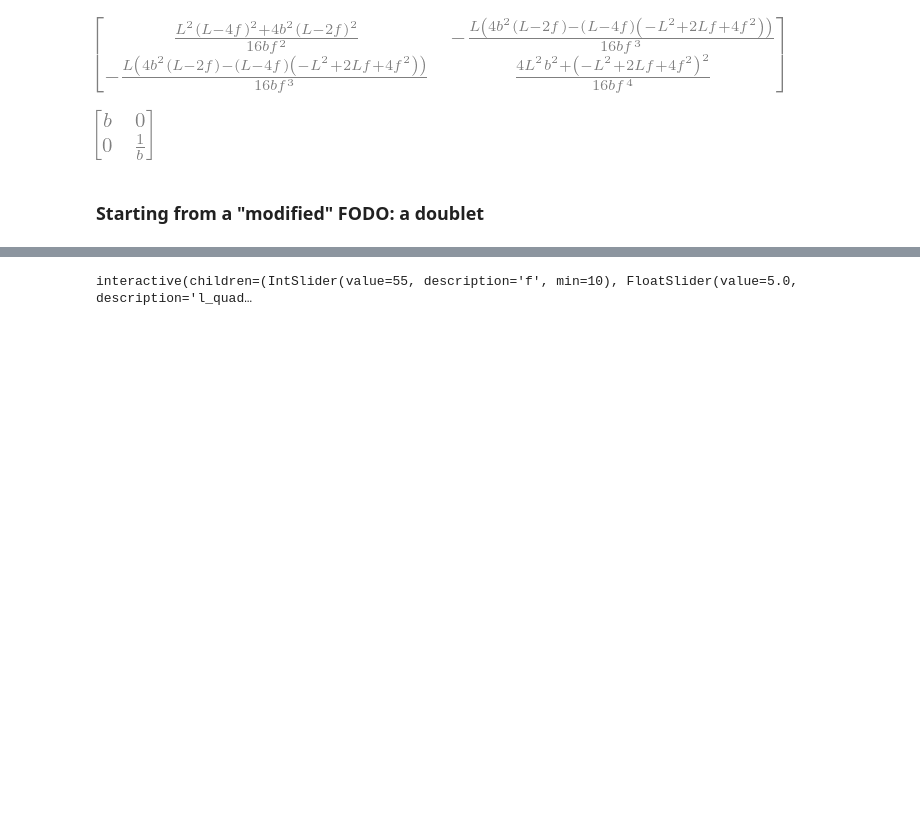
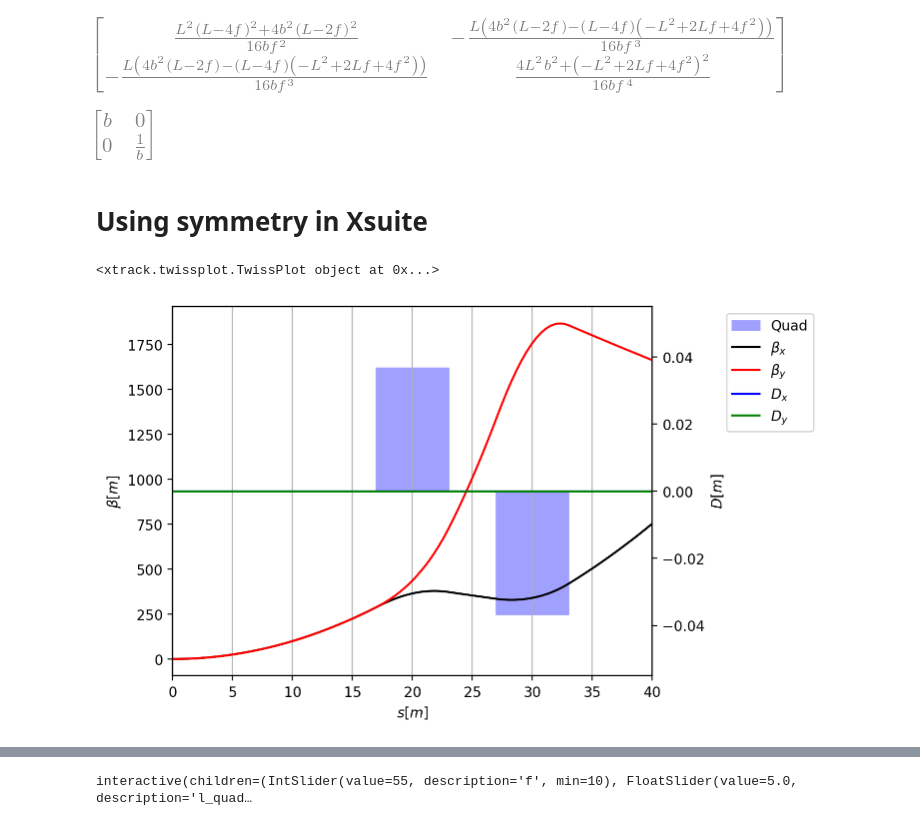
Before and after one commit to sterbini/AAP_CAS, a Jupyter notebook: examples_new/MatchingStudies.ipynb, the cells around one changed output, grey strips where cells are left out. Drawn from its saved outputs; the diff is of its cells as text; code cells hidden in the pictures; blank space fills up the shorter version.

```diff
--- a/examples_new/MatchingStudies.ipynb
+++ b/examples_new/MatchingStudies.ipynb
@@ -75,5 +77,24 @@ Mrl=DRIFT@Q1@DRIFT@Q2
 sy.simplify(Mrl@sigma1_inv@Mrl.transpose())
 # %% [output]
 [figure]
-# %% [markdown]
-### Starting from a "modified" FODO: a doublet
+# %% [markdown]
+# Using symmetry in Xsuite
+# %%
+import xtrack as xt
+env = xt.Environment()
+f=15
+l_quad=6
+beta0 = 1
+env['k1']= 1/f/l_quad
+line = env.new_line(name='myline', components=[
+    env.new('q1', xt.Quadrupole, length=l_quad, k1='k1', at=20),  # Create an element
+    env.new('q2', xt.Quadrupole, length=l_quad, k1='-k1', at=30),  # Create another element
+    env.new('end', xt.Marker, at=40)  # Create another element
+     ])
+line.cut_at_s(np.linspace(0, 40, 100))
+line.particle_ref = xt.Particles(p0c=7e12, mass0=xt.PROTON_MASS_EV)
+my_twiss = line.twiss4d(betx=beta0, bety=beta0)
+my_twiss.plot()
+# %% [output]
+<xtrack.twissplot.TwissPlot object at 0x...>
+[figure, added]
```
Also changed, not shown: parts of 11 cells of this notebook, 1 other file.
